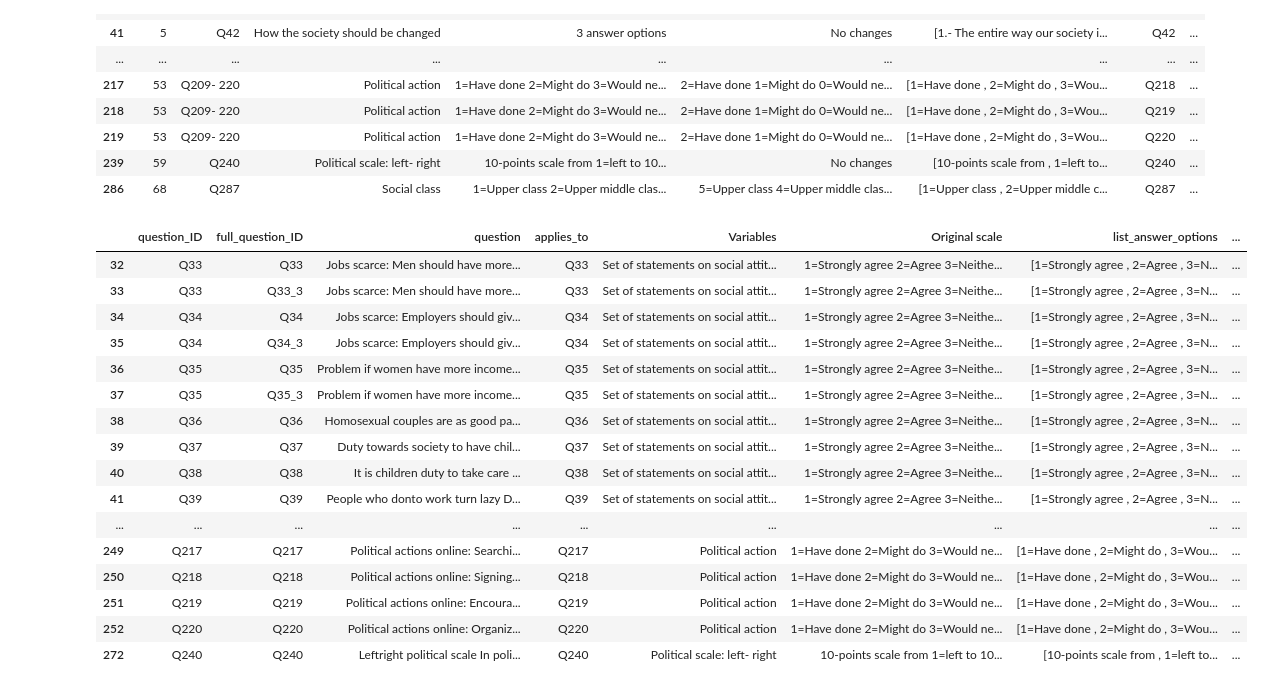
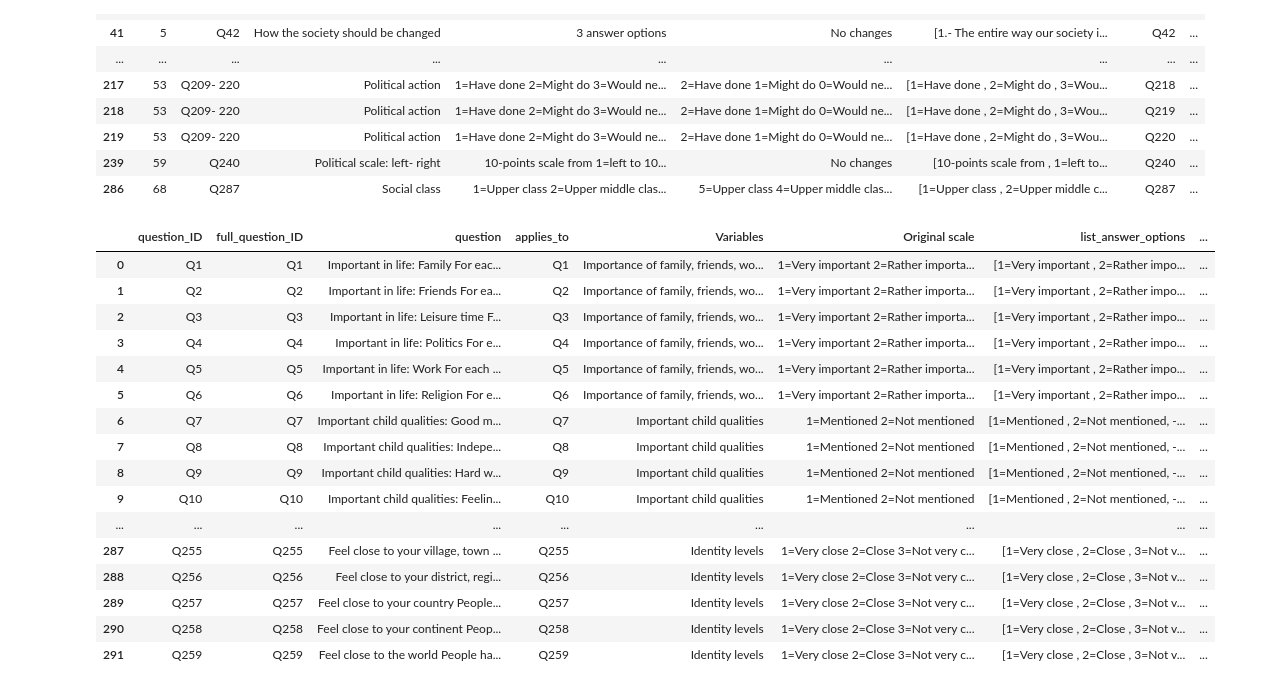
Before and after one commit to jrupprec/HuBiLa, a Jupyter notebook: scripts/01_questionnaire_preprocessing.ipynb, the cells around one changed output. Saved outputs shown, nothing was run; the diff lists cells and outputs as text; code cells hidden in the pictures.

```diff
--- a/scripts/01_questionnaire_preprocessing.ipynb
+++ b/scripts/01_questionnaire_preprocessing.ipynb
@@ -661,29 +657,29 @@ scales[scales["odd_answer_options"] == True]
 # %%
 # explode the applies_to column to prepare to merge it to the questionnaire
 df_middle_cat = scales
 df_middle_cat = df_middle_cat.explode("applies_to")
 
 # merge on questions based on question ID
 questionnaire_no_middle = pd.merge(questionnaire[["question_ID", "full_question_ID", "question"]], df_middle_cat[["applies_to", "Variables", "Original scale","list_answer_options", "list_answer_no_refusal", "len_answer_options", "odd_answer_options", "list_answer_no_middle"]], left_on = "question_ID", right_on = "applies_to", how = "left")
-questionnaire_no_middle[questionnaire_no_middle["odd_answer_options"] == True]
+questionnaire_no_middle[questionnaire_no_middle["odd_answer_options"] == False]
 # %% [output]
 |  | question_ID | full_question_ID | question | applies_to | Variables | Original scale | list_answer_options | ... |
-| 32 | Q33 | Q33 | Jobs scarce: Men should have more... | Q33 | Set of statements on social attit... | 1=Strongly agree 2=Agree 3=Neithe... | [1=Strongly agree , 2=Agree , 3=N... | ... |
-| 33 | Q33 | Q33_3 | Jobs scarce: Men should have more... | Q33 | Set of statements on social attit... | 1=Strongly agree 2=Agree 3=Neithe... | [1=Strongly agree , 2=Agree , 3=N... | ... |
-| 34 | Q34 | Q34 | Jobs scarce: Employers should giv... | Q34 | Set of statements on social attit... | 1=Strongly agree 2=Agree 3=Neithe... | [1=Strongly agree , 2=Agree , 3=N... | ... |
-| 35 | Q34 | Q34_3 | Jobs scarce: Employers should giv... | Q34 | Set of statements on social attit... | 1=Strongly agree 2=Agree 3=Neithe... | [1=Strongly agree , 2=Agree , 3=N... | ... |
-| 36 | Q35 | Q35 | Problem if women have more income... | Q35 | Set of statements on social attit... | 1=Strongly agree 2=Agree 3=Neithe... | [1=Strongly agree , 2=Agree , 3=N... | ... |
-| 37 | Q35 | Q35_3 | Problem if women have more income... | Q35 | Set of statements on social attit... | 1=Strongly agree 2=Agree 3=Neithe... | [1=Strongly agree , 2=Agree , 3=N... | ... |
-| 38 | Q36 | Q36 | Homosexual couples are as good pa... | Q36 | Set of statements on social attit... | 1=Strongly agree 2=Agree 3=Neithe... | [1=Strongly agree , 2=Agree , 3=N... | ... |
-| 39 | Q37 | Q37 | Duty towards society to have chil... | Q37 | Set of statements on social attit... | 1=Strongly agree 2=Agree 3=Neithe... | [1=Strongly agree , 2=Agree , 3=N... | ... |
-| 40 | Q38 | Q38 | It is children duty to take care ... | Q38 | Set of statements on social attit... | 1=Strongly agree 2=Agree 3=Neithe... | [1=Strongly agree , 2=Agree , 3=N... | ... |
-| 41 | Q39 | Q39 | People who donto work turn lazy D... | Q39 | Set of statements on social attit... | 1=Strongly agree 2=Agree 3=Neithe... | [1=Strongly agree , 2=Agree , 3=N... | ... |
+| 0 | Q1 | Q1 | Important in life: Family For eac... | Q1 | Importance of family, friends, wo... | 1=Very important 2=Rather importa... | [1=Very important , 2=Rather impo... | ... |
+| 1 | Q2 | Q2 | Important in life: Friends For ea... | Q2 | Importance of family, friends, wo... | 1=Very important 2=Rather importa... | [1=Very important , 2=Rather impo... | ... |
+| 2 | Q3 | Q3 | Important in life: Leisure time F... | Q3 | Importance of family, friends, wo... | 1=Very important 2=Rather importa... | [1=Very important , 2=Rather impo... | ... |
+| 3 | Q4 | Q4 | Important in life: Politics For e... | Q4 | Importance of family, friends, wo... | 1=Very important 2=Rather importa... | [1=Very important , 2=Rather impo... | ... |
+| 4 | Q5 | Q5 | Important in life: Work For each ... | Q5 | Importance of family, friends, wo... | 1=Very important 2=Rather importa... | [1=Very important , 2=Rather impo... | ... |
+| 5 | Q6 | Q6 | Important in life: Religion For e... | Q6 | Importance of family, friends, wo... | 1=Very important 2=Rather importa... | [1=Very important , 2=Rather impo... | ... |
+| 6 | Q7 | Q7 | Important child qualities: Good m... | Q7 | Important child qualities | 1=Mentioned 2=Not mentioned | [1=Mentioned , 2=Not mentioned, -... | ... |
+| 7 | Q8 | Q8 | Important child qualities: Indepe... | Q8 | Important child qualities | 1=Mentioned 2=Not mentioned | [1=Mentioned , 2=Not mentioned, -... | ... |
+| 8 | Q9 | Q9 | Important child qualities: Hard w... | Q9 | Important child qualities | 1=Mentioned 2=Not mentioned | [1=Mentioned , 2=Not mentioned, -... | ... |
+| 9 | Q10 | Q10 | Important child qualities: Feelin... | Q10 | Important child qualities | 1=Mentioned 2=Not mentioned | [1=Mentioned , 2=Not mentioned, -... | ... |
 | ... | ... | ... | ... | ... | ... | ... | ... | ... |
-| 249 | Q217 | Q217 | Political actions online: Searchi... | Q217 | Political action | 1=Have done 2=Might do 3=Would ne... | [1=Have done , 2=Might do , 3=Wou... | ... |
-| 250 | Q218 | Q218 | Political actions online: Signing... | Q218 | Political action | 1=Have done 2=Might do 3=Would ne... | [1=Have done , 2=Might do , 3=Wou... | ... |
-| 251 | Q219 | Q219 | Political actions online: Encoura... | Q219 | Political action | 1=Have done 2=Might do 3=Would ne... | [1=Have done , 2=Might do , 3=Wou... | ... |
-| 252 | Q220 | Q220 | Political actions online: Organiz... | Q220 | Political action | 1=Have done 2=Might do 3=Would ne... | [1=Have done , 2=Might do , 3=Wou... | ... |
-| 272 | Q240 | Q240 | Leftright political scale In poli... | Q240 | Political scale: left- right | 10-points scale from 1=left to 10... | [10-points scale from , 1=left to... | ... |
+| 287 | Q255 | Q255 | Feel close to your village, town ... | Q255 | Identity levels | 1=Very close 2=Close 3=Not very c... | [1=Very close , 2=Close , 3=Not v... | ... |
+| 288 | Q256 | Q256 | Feel close to your district, regi... | Q256 | Identity levels | 1=Very close 2=Close 3=Not very c... | [1=Very close , 2=Close , 3=Not v... | ... |
+| 289 | Q257 | Q257 | Feel close to your country People... | Q257 | Identity levels | 1=Very close 2=Close 3=Not very c... | [1=Very close , 2=Close , 3=Not v... | ... |
+| 290 | Q258 | Q258 | Feel close to your continent Peop... | Q258 | Identity levels | 1=Very close 2=Close 3=Not very c... | [1=Very close , 2=Close , 3=Not v... | ... |
+| 291 | Q259 | Q259 | Feel close to the world People ha... | Q259 | Identity levels | 1=Very close 2=Close 3=Not very c... | [1=Very close , 2=Close , 3=Not v... | ... |
 # %%
 # save questionnaire with refusal perturbation
 questionnaire_no_middle.to_csv("../assets/questionnaire_perturbations/questionnaire_no_middle.csv")
```
Also changed, not shown: parts of 2 cells of this notebook, 7 other files.
